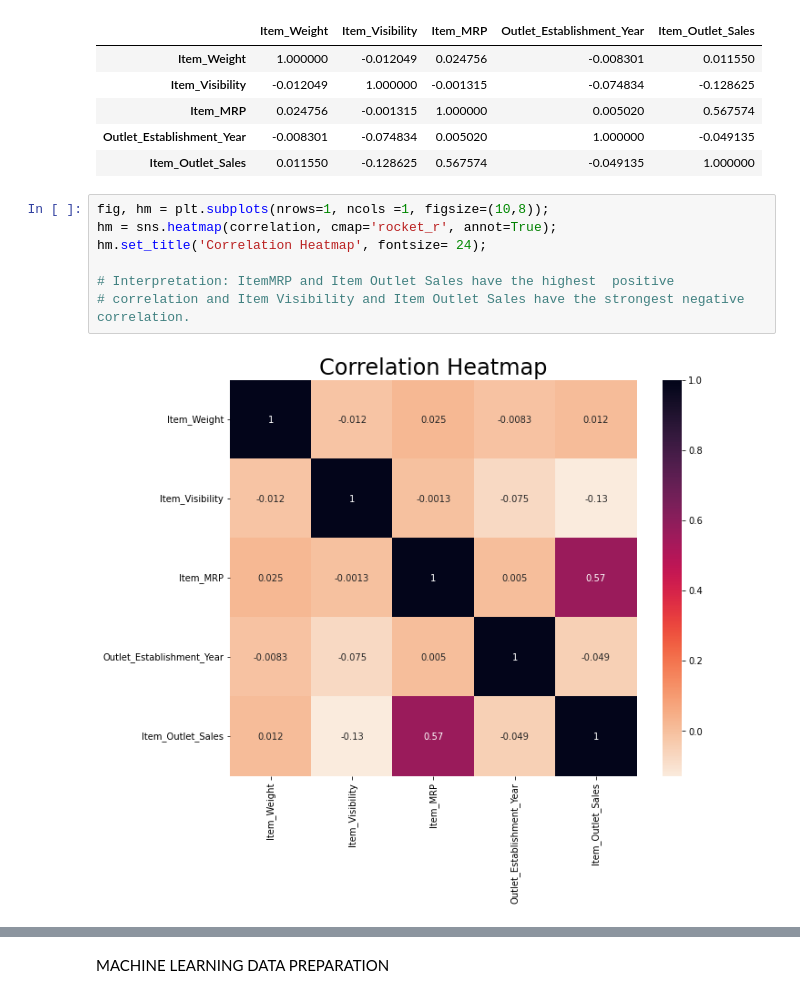
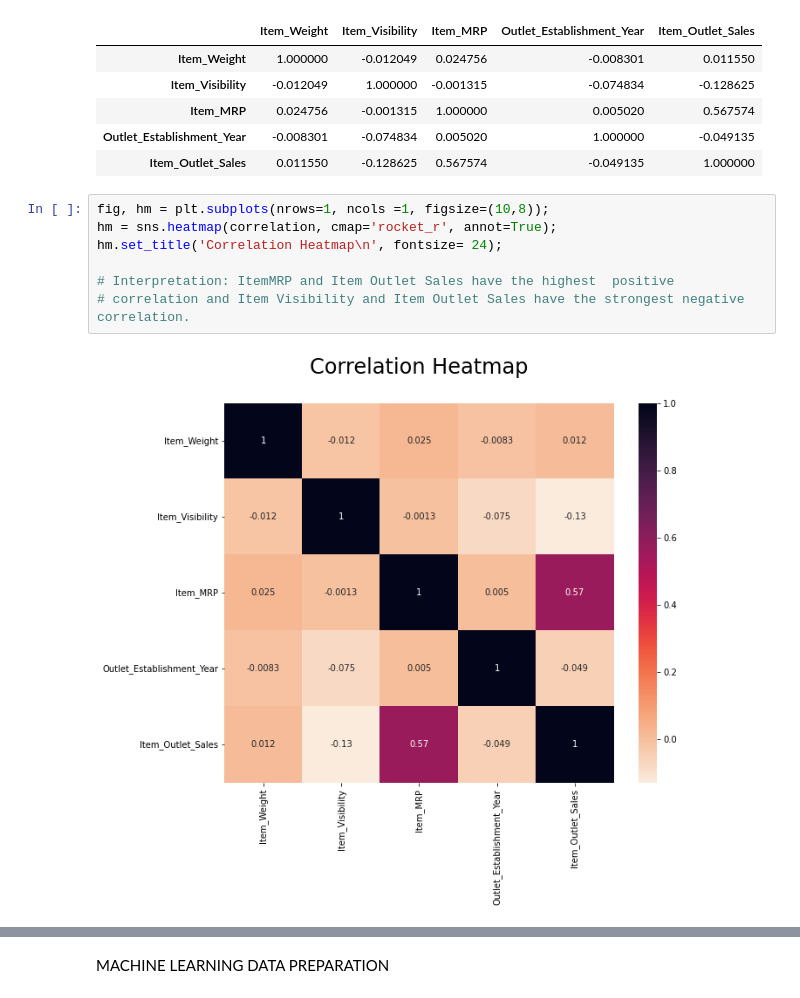
Before and after one commit to starkjones/Food-Sales-Predictions, a Jupyter notebook: Food_Sales_Prediction.ipynb, the cells around one changed output, grey strips where cells are left out. Drawn from its saved outputs; the diff is of its cells as text.

```diff
--- a/Food_Sales_Prediction.ipynb
+++ b/Food_Sales_Prediction.ipynb
@@ -340,12 +340,12 @@ correlation
 # %%
 fig, hm = plt.subplots(nrows=1, ncols =1, figsize=(10,8));
 hm = sns.heatmap(correlation, cmap='rocket_r', annot=True);
-hm.set_title('Correlation Heatmap', fontsize= 24);
+hm.set_title('Correlation Heatmap\n', fontsize= 24);
 
 # Interpretation: ItemMRP and Item Outlet Sales have the highest  positive
 # correlation and Item Visibility and Item Outlet Sales have the strongest negative correlation.
 # %% [output]
-[figure, old version]
+[figure, new version]
 # %%
 # For Part 4, your task is to build several data visualizations to help your
 # stakeholders better understand trends in the data.
```
Also changed, not shown: parts of 6 cells of this notebook.
